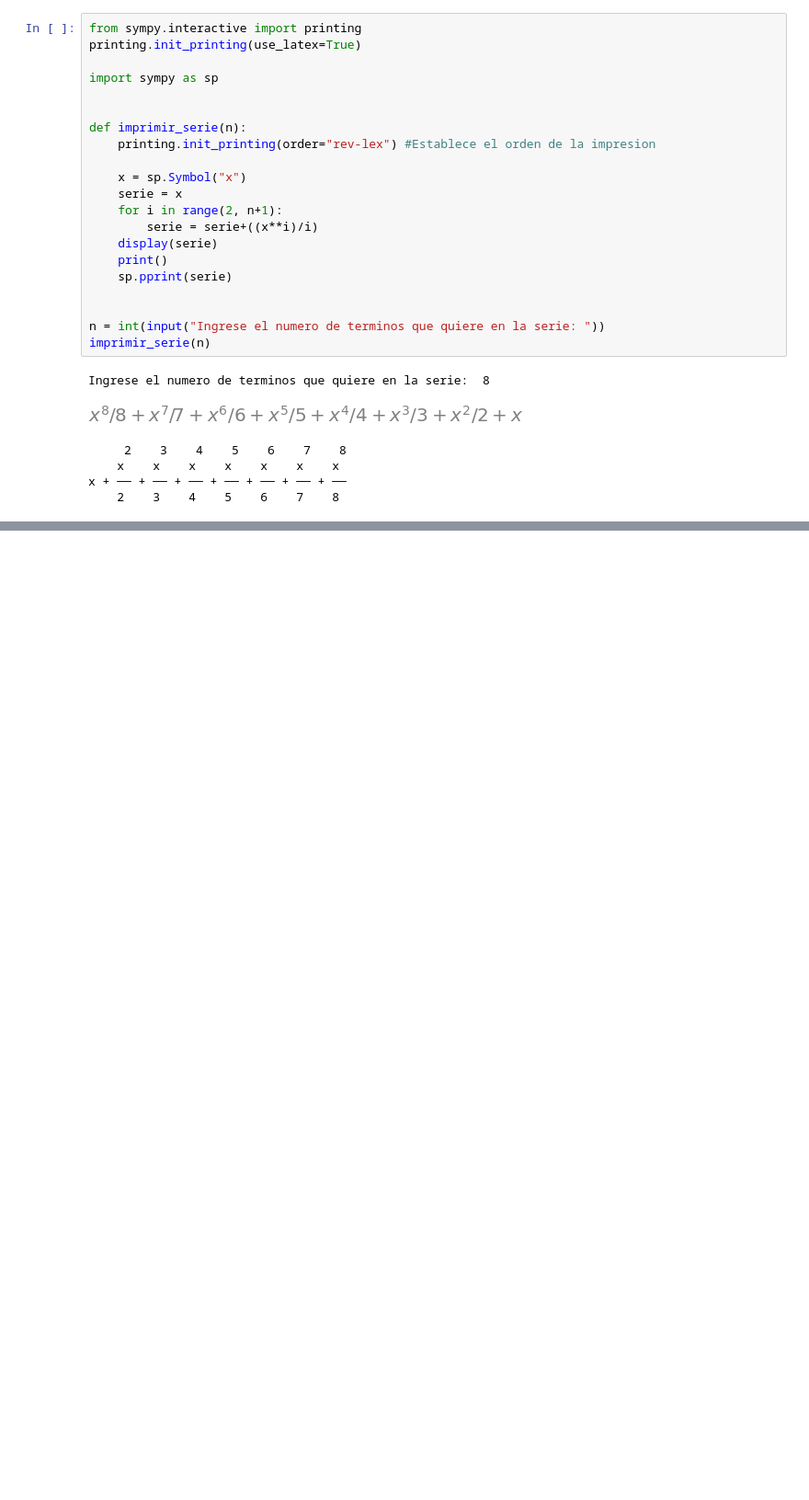
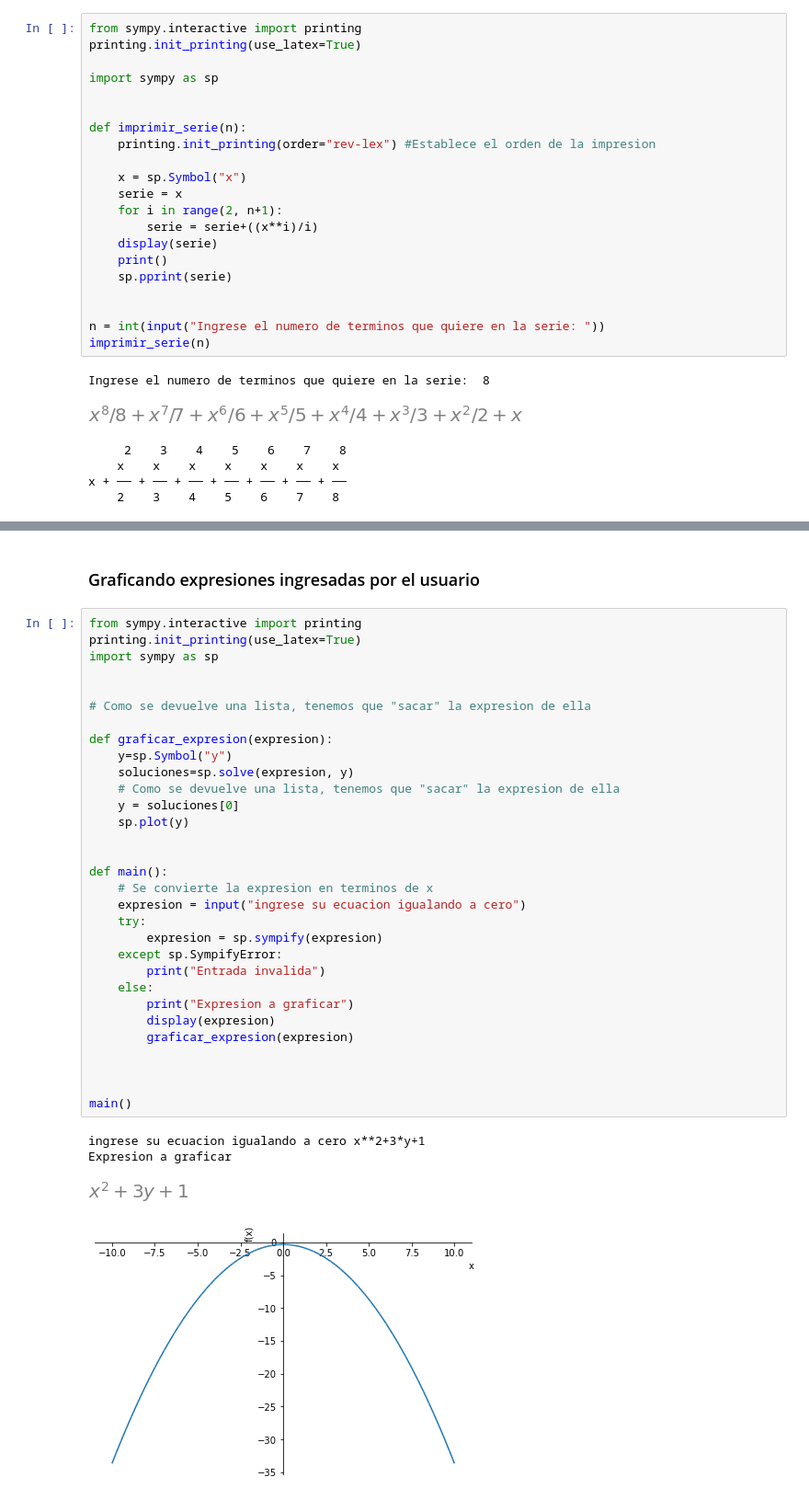
Before and after one commit to MkCst/Python-numerico, a Jupyter notebook: E-0 Uso de sympy.ipynb, the cells around one changed output, grey strips where cells are left out. Shown at 92% size. Cells and saved outputs as stored; diff of their text form; blank space fills up the shorter version.

```diff
--- a/E-0 Uso de sympy.ipynb
+++ b/E-0 Uso de sympy.ipynb
@@ -349,0 +389,38 @@ x + ── + ── + ── + ── + ── + ── + ──
+# %% [markdown]
+### Graficando expresiones ingresadas por el usuario
+# %%
+from sympy.interactive import printing
+printing.init_printing(use_latex=True)
+import sympy as sp
+
+
+# Como se devuelve una lista, tenemos que "sacar" la expresion de ella
+
+def graficar_expresion(expresion):
+    y=sp.Symbol("y")
+    soluciones=sp.solve(expresion, y)
+    # Como se devuelve una lista, tenemos que "sacar" la expresion de ella
+    y = soluciones[0]
+    sp.plot(y)
+
+
+def main():
+    # Se convierte la expresion en terminos de x
+    expresion = input("ingrese su ecuacion igualando a cero")
+    try:
+        expresion = sp.sympify(expresion)
+    except sp.SympifyError:
+        print("Entrada invalida")
+    else:
+        print("Expresion a graficar")
+        display(expresion)
+        graficar_expresion(expresion)
+
+
+
+main()
+# %% [output]
+ingrese su ecuacion igualando a cero x**2+3*y+1
+Expresion a graficar
+[figure, added]
+[figure, added]
```
Also changed, not shown: parts of 4 cells of this notebook.
